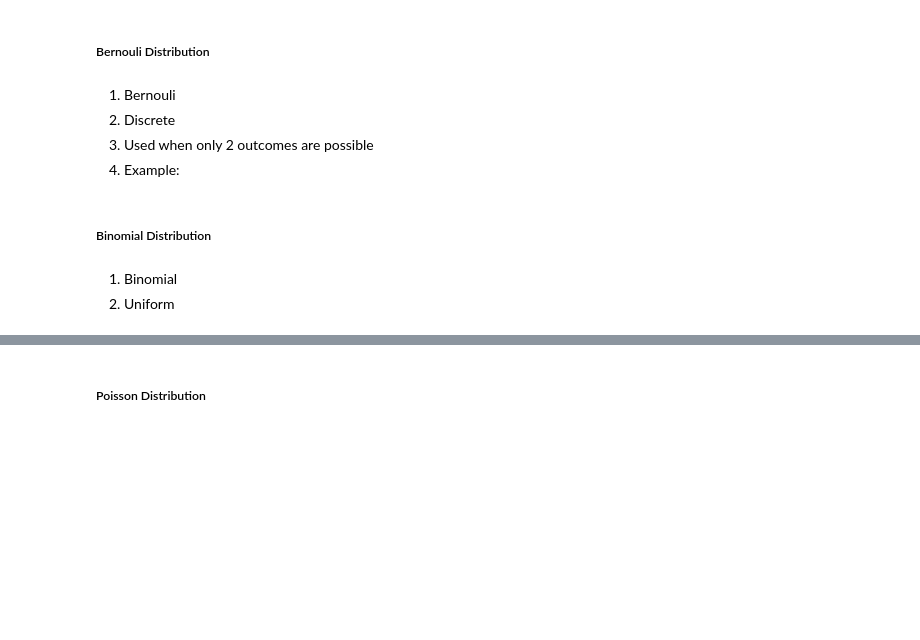
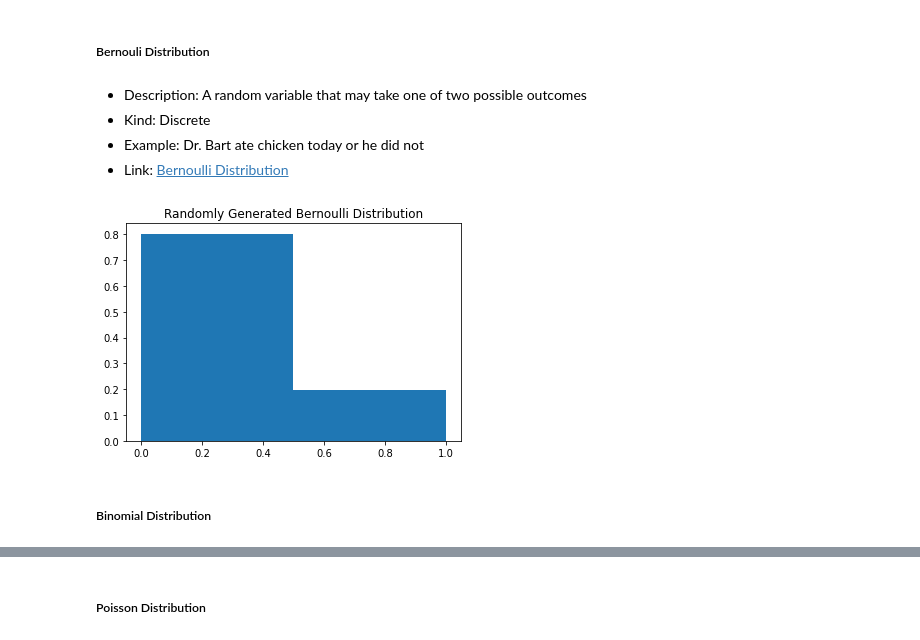
Before and after one commit to mariavanv/CISC367, a Jupyter notebook: Statistics/Statistics Workbook.ipynb, the cells around one changed output, grey strips where cells are left out. Saved outputs shown, nothing was run; the diff lists cells and outputs as text; code cells hidden in the pictures; blank space fills up the shorter version.

Commit message:
Bernoulli, Binomial, and Poisson Distribution added

```diff
--- a/Statistics/Statistics Workbook.ipynb
+++ b/Statistics/Statistics Workbook.ipynb
@@ -137,13 +137,17 @@ plt.show()
 [figure]
 # %% [markdown]
 ##### Bernouli Distribution
-# %% [markdown]
-1. Bernouli
-2. Discrete
-3. Used when only 2 outcomes are possible
-4. Example:
+# %% [markdown]
+- Description: A random variable that may take one of two possible outcomes
+- Kind: Discrete
+- Example: Dr. Bart ate chicken today or he did not
+- Link: [Bernoulli Distribution](https://docs.scipy.org/doc/scipy/reference/generated/scipy.stats.bernoulli.html)
+# %%
+random_variables = stats.bernoulli.rvs(.2, size=10000)
+plt.hist(random_variables, bins=[0,.5,1], weights = np.ones_like(random_variables) / len(random_variables))
+plt.title("Randomly Generated Bernoulli Distribution")
+plt.show()
+# %% [output]
+[figure, added]
 # %% [markdown]
 ##### Binomial Distribution
-# %% [markdown]
-1. Binomial
-2. Uniform
```
Also changed, not shown: parts of 4 cells of this notebook.
